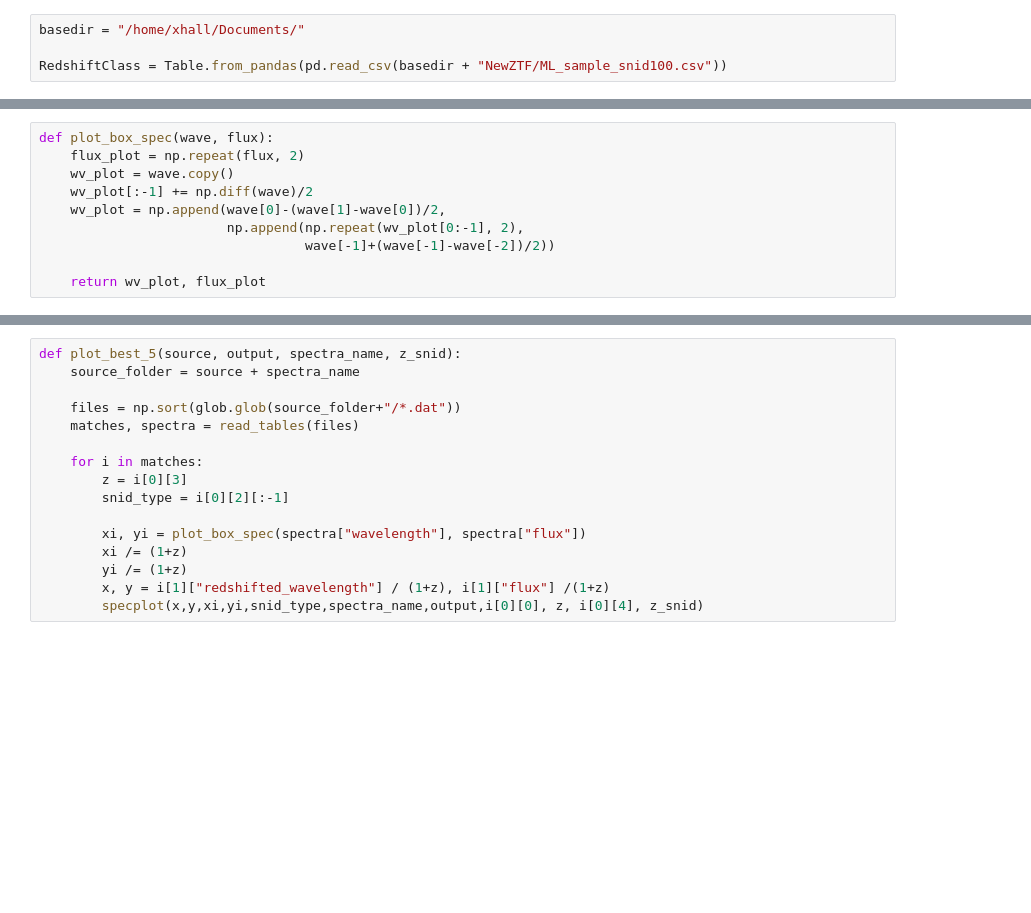
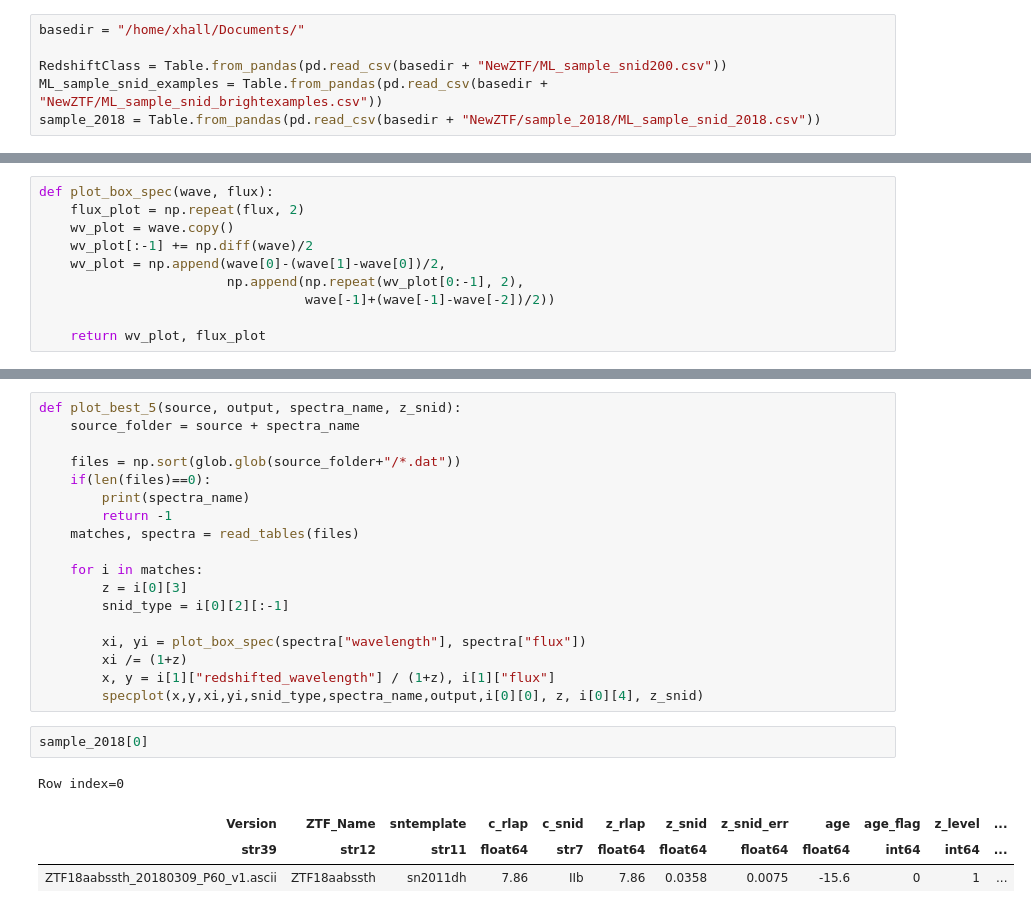
Before and after one commit to Hallflower20/supernova-spectrum-analysis, a Jupyter notebook: SNIDNewZTF/NewGraph.ipynb, the cells around one changed output, grey strips where cells are left out. Drawn from its saved outputs; the diff is of its cells as text; blank space fills up the shorter version.

```diff
--- a/SNIDNewZTF/NewGraph.ipynb
+++ b/SNIDNewZTF/NewGraph.ipynb
@@ -13,5 +16,7 @@ import glob
 # %%
 basedir = "/home/xhall/Documents/"
 
-RedshiftClass = Table.from_pandas(pd.read_csv(basedir + "NewZTF/ML_sample_snid100.csv"))
+RedshiftClass = Table.from_pandas(pd.read_csv(basedir + "NewZTF/ML_sample_snid200.csv"))
+ML_sample_snid_examples = Table.from_pandas(pd.read_csv(basedir + "NewZTF/ML_sample_snid_brightexamples.csv"))
+sample_2018 = Table.from_pandas(pd.read_csv(basedir + "NewZTF/sample_2018/ML_sample_snid_2018.csv"))
 # %%
@@ -78,6 +97,9 @@ def plot_best_5(source, output, spectra_name, z_snid):
     source_folder = source + spectra_name
 
     files = np.sort(glob.glob(source_folder+"/*.dat"))
+    if(len(files)==0):
+        print(spectra_name)
+        return -1
     matches, spectra = read_tables(files)
 
     for i in matches:
@@ -86,7 +108,13 @@ def plot_best_5(source, output, spectra_name, z_snid):
 
         xi, yi = plot_box_spec(spectra["wavelength"], spectra["flux"])
         xi /= (1+z)
-        yi /= (1+z)
-        x, y = i[1]["redshifted_wavelength"] / (1+z), i[1]["flux"] /(1+z)
+        x, y = i[1]["redshifted_wavelength"] / (1+z), i[1]["flux"]
         specplot(x,y,xi,yi,snid_type,spectra_name,output,i[0][0], z, i[0][4], z_snid)
+# %%
+sample_2018[0]
+# %% [output]
+Row index=0
+| Version | ZTF_Name | sntemplate | c_rlap | c_snid | z_rlap | z_snid | z_snid_err | age | age_flag | z_level | ... |
+| str39 | str12 | str11 | float64 | str7 | float64 | float64 | float64 | float64 | int64 | int64 | ... |
+| ZTF18aabssth_20180309_P60_v1.ascii | ZTF18aabssth | sn2011dh | 7.86 | IIb | 7.86 | 0.0358 | 0.0075 | -15.6 | 0 | 1 | ... |
 # %%
```
Also changed, not shown: parts of 13 cells of this notebook, 12 other files.
